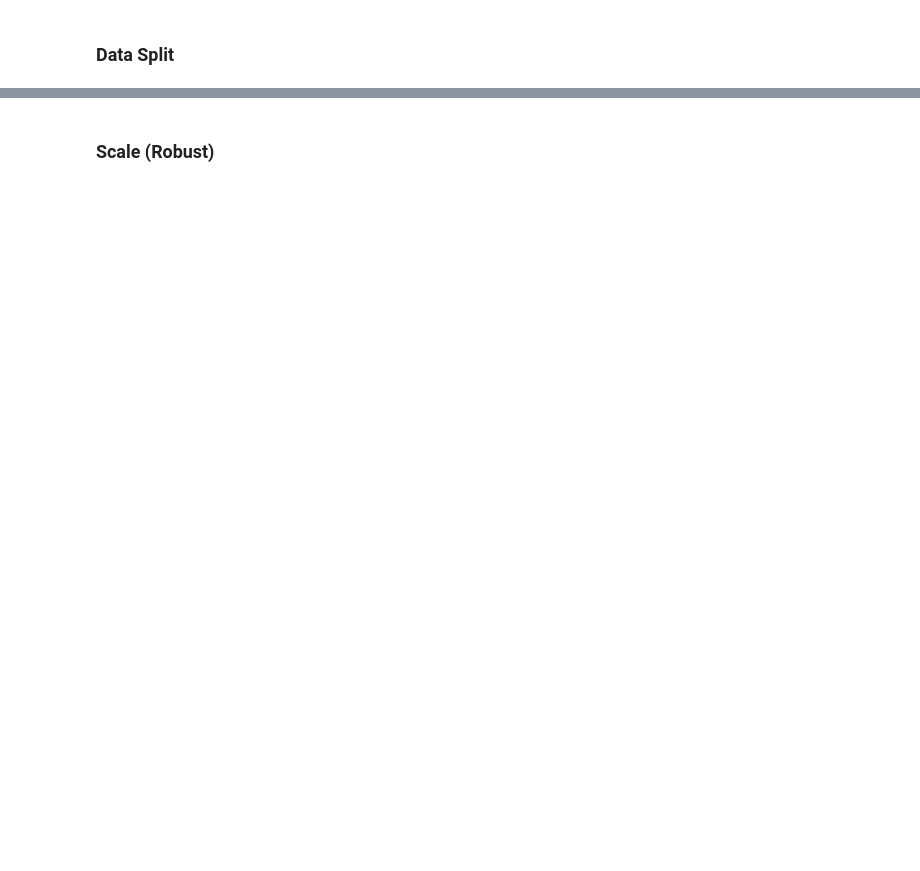
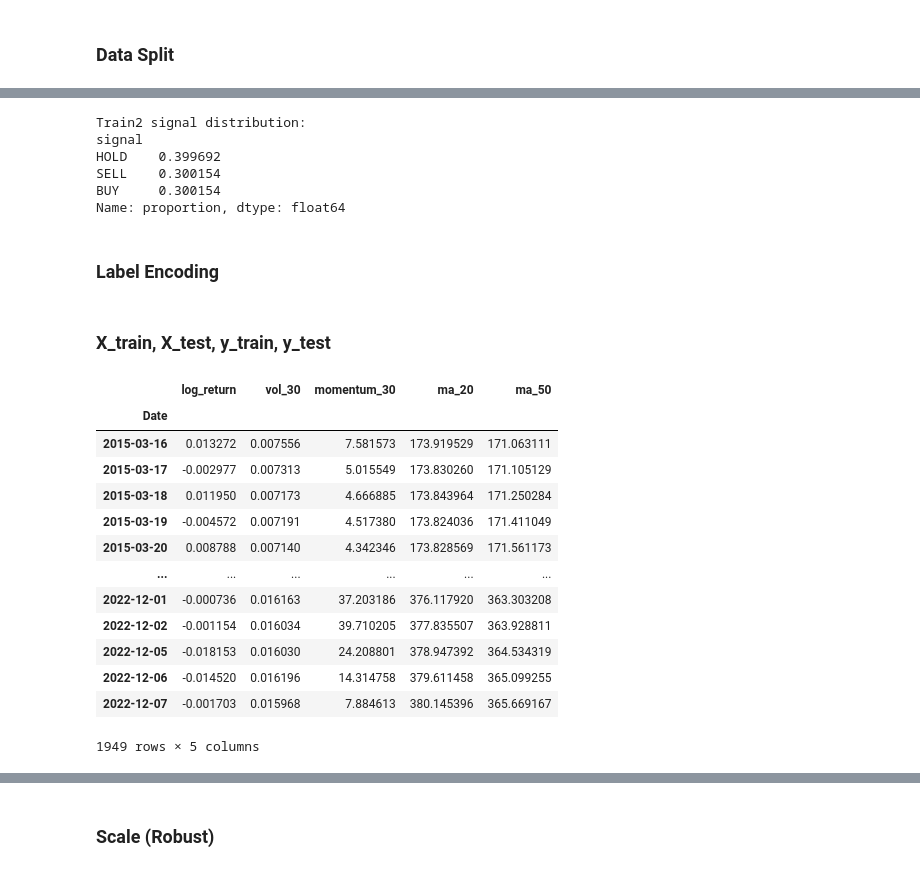
Before and after one commit to San0160/Stocks_Predection, a Jupyter notebook: Stocks.ipynb, the cells around one changed output, grey strips where cells are left out. Drawn from its saved outputs; the diff is of its cells as text; code cells hidden in the pictures; blank space fills up the shorter version.

```diff
--- a/Stocks.ipynb
+++ b/Stocks.ipynb
@@ -1470,0 +1466,28 @@ train2_val = train2.iloc[train2_size:]
+# %%
+# Quantile conversion code
+def add_quantile_signal_train_only(train_df, val_df, q_low=0.30, q_high=0.70):
+    train_df = train_df.copy()
+    val_df   = val_df.copy()
+
+    # 1) compute thresholds ONLY from training data
+    low  = train_df['future_return'].quantile(q_low)
+    high = train_df['future_return'].quantile(q_high)
+
+    # 2) label training data
+    train_df['signal'] = 'HOLD'
+    train_df.loc[train_df['future_return'] >= high, 'signal'] = 'BUY'
+    train_df.loc[train_df['future_return'] <= low,  'signal'] = 'SELL'
+
+    # 3) label validation data USING SAME thresholds
+    val_df['signal'] = 'HOLD'
+    val_df.loc[val_df['future_return'] >= high, 'signal'] = 'BUY'
+    val_df.loc[val_df['future_return'] <= low,  'signal'] = 'SELL'
+
+    return train_df, val_df, low, high
+# %%
+train1_train, train1_val, qlow1, qhigh1 = add_quantile_signal_train_only(
+    train1_train,
+    train1_val,
+    q_low=0.30,
+    q_high=0.70
+)
@@ -1470,0 +1511,12 @@ train2_val = train2.iloc[train2_size:]
+# %%
+print("Train2 signal distribution:")
+print(train2_train['signal'].value_counts(normalize=True))
+# %% [output]
+Train2 signal distribution:
+signal
+HOLD    0.399692
+SELL    0.300154
+BUY     0.300154
+Name: proportion, dtype: float64
+# %% [markdown]
+### Label Encoding
@@ -1471,3 +1539,5 @@ train2_val = train2.iloc[train2_size:]
+# %% [markdown]
+### X_train, X_test, y_train, y_test
 # %%
 # feature and target column names
 feature_cols = ['log_return', 'vol_30', 'momentum_30', 'ma_20', 'ma_50']
@@ -1489,3 +1561,20 @@ y_val2 = train2_val[target_col]
+# %%
+X_train1
+# %% [output]
+|  | log_return | vol_30 | momentum_30 | ma_20 | ma_50 |
+| Date |  |  |  |  |  |
+| 2015-03-16 | 0.013272 | 0.007556 | 7.581573 | 173.919529 | 171.063111 |
+| 2015-03-17 | -0.002977 | 0.007313 | 5.015549 | 173.830260 | 171.105129 |
+| 2015-03-18 | 0.011950 | 0.007173 | 4.666885 | 173.843964 | 171.250284 |
+| 2015-03-19 | -0.004572 | 0.007191 | 4.517380 | 173.824036 | 171.411049 |
+| 2015-03-20 | 0.008788 | 0.007140 | 4.342346 | 173.828569 | 171.561173 |
+| ... | ... | ... | ... | ... | ... |
+| 2022-12-01 | -0.000736 | 0.016163 | 37.203186 | 376.117920 | 363.303208 |
+| 2022-12-02 | -0.001154 | 0.016034 | 39.710205 | 377.835507 | 363.928811 |
+| 2022-12-05 | -0.018153 | 0.016030 | 24.208801 | 378.947392 | 364.534319 |
+| 2022-12-06 | -0.014520 | 0.016196 | 14.314758 | 379.611458 | 365.099255 |
+| 2022-12-07 | -0.001703 | 0.015968 | 7.884613 | 380.145396 | 365.669167 |
+1949 rows × 5 columns
 # %%
 print("===== TRAIN1 SPLIT SHAPES =====")
 print("X_train1:", X_train1.shape)
```
Also changed, not shown: parts of 35 cells of this notebook, 4 other files.
